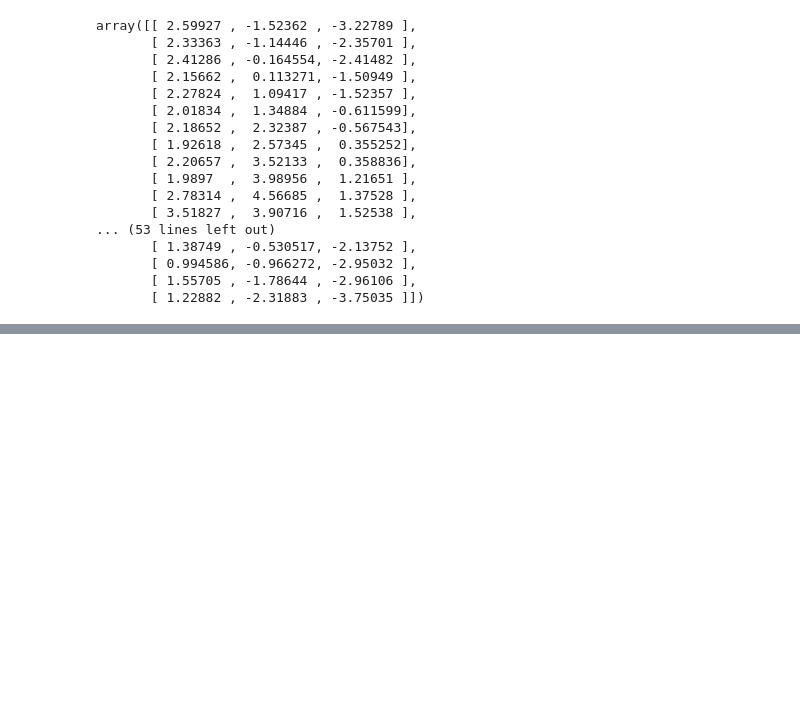
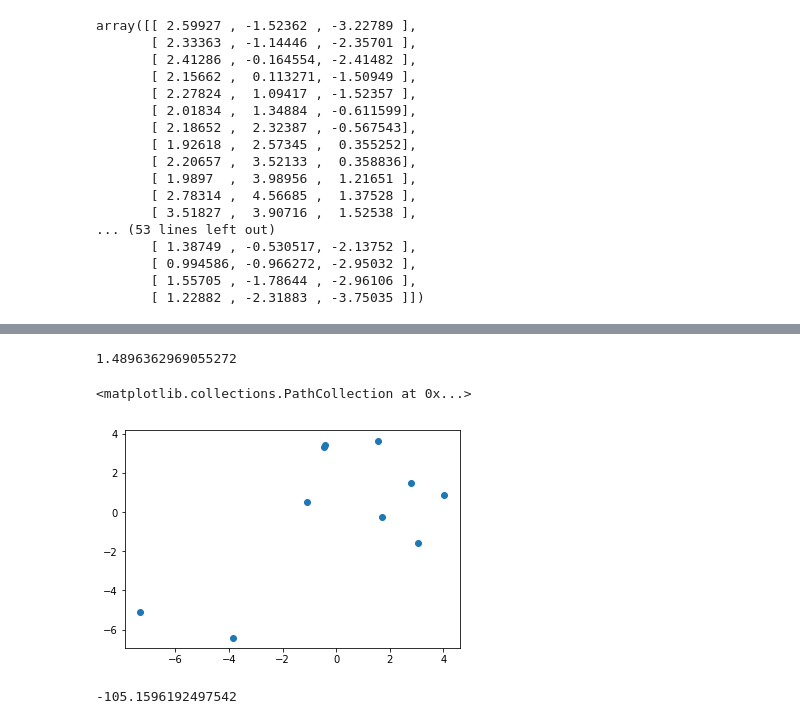
Before and after one commit to SalahEddineLahniche/GMDA2018, a Jupyter notebook: Topo.ipynb, the cells around one changed output, grey strips where cells are left out. Cells and saved outputs as stored; diff of their text form; code cells hidden in the pictures; blank space fills up the shorter version.

```diff
--- a/Topo.ipynb
+++ b/Topo.ipynb
@@ -106,0 +139,5 @@ plt.scatter(y[:,0],y[:,1])
+# %%
+low_10 = []
+index = [14725, 15697, 9361, 598547, 635923, 65179, 514166, 126122, 7604, 635917]
+for i in index:
+    low_10.append(file[i][1:].reshape(-1,3))
@@ -106,0 +163,7 @@ plt.scatter(y[:,0],y[:,1])
+# %%
+N = len(low_10)
+mat = np.zeros((N,N))
+for ii,i in enumerate(low_10):
+    for jj,j in enumerate(low_10):
+        mat[ii,jj] = float(rmsd.kabsch_rmsd(i,j))
+mat
@@ -106,0 +188,11 @@ plt.scatter(y[:,0],y[:,1])
+# %%
+rmsd.kabsch_rmsd(low_10[0],low_10[1])
+# %% [output]
+1.4896362969055272
+# %%
+mds = MDS(n_components=2)
+y = mds.fit_transform(mat)
+plt.scatter(y[:,0],y[:,1])
+# %% [output]
+<matplotlib.collections.PathCollection at 0x...>
+[figure, added]
@@ -106,0 +201,4 @@ plt.scatter(y[:,0],y[:,1])
+# %%
+file1[14725]
+# %% [output]
+-105.1596192497542
```
Also changed, not shown: parts of 20 cells of this notebook.
